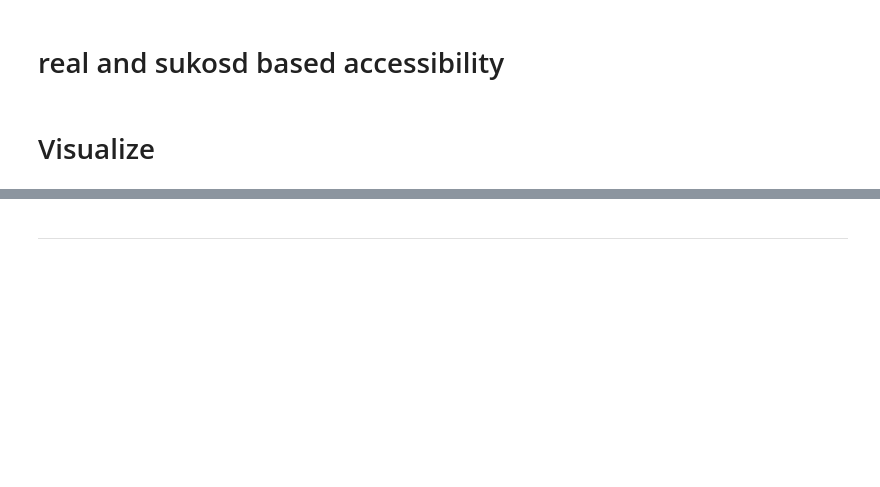
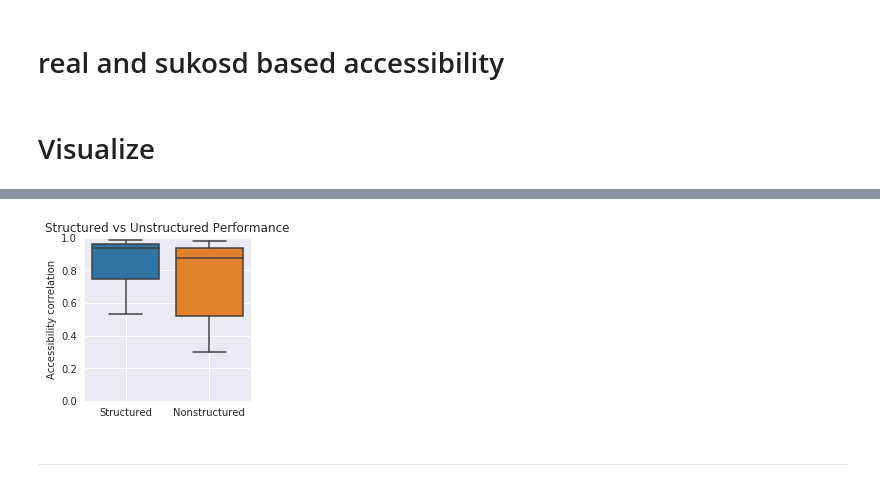
Before and after one commit to BackofenLab/ShaKer, a Jupyter notebook: notebooks/09_struct_vs_nostruct.ipynb, the cells around one changed output, grey strips where cells are left out. Drawn from its saved outputs; the diff is of its cells as text; code cells hidden in the pictures; blank space fills up the shorter version.

```diff
--- a/notebooks/09_struct_vs_nostruct.ipynb
+++ b/notebooks/09_struct_vs_nostruct.ipynb
@@ -70,13 +91,21 @@ corr_shaker_nostr =  corr(acc_shaker_nostr, acc_shape)
 # %%
 import pandas
 import numpy as np
-index= ['Shaker',"ShaKer_nostr"]
+index= ['Structured',"Nonstructured"]
 
 data2 = [corr_shaker,corr_shaker_nostr]
 
 
 import seaborn as sns
+sns.set_style('darkgrid')
+plt.figure(figsize=(3,3))
 sns.boxplot(data=pandas.DataFrame(data2, index=index).T)
 TITLE = "Accessibility"
-plt.title("SOME TITLE")
+plt.title("Structured vs Unstructured Performance")
 plt.grid()
+axes = plt.gca()
+axes.set_ylim([-0,1])
+axes.set_ylabel("Accessibility correlation")
+axes.grid(b=True, which='major', color='w', linewidth=1.0)
+plt.savefig("stvsust.pdf", bbox_inches='tight')
+# %% [output]
@@ -83,2 +118,3 @@ plt.grid()
+[figure, added]
 # %% [markdown]
 ---
```
Also changed, not shown: parts of 4 cells of this notebook, 1 other file.
